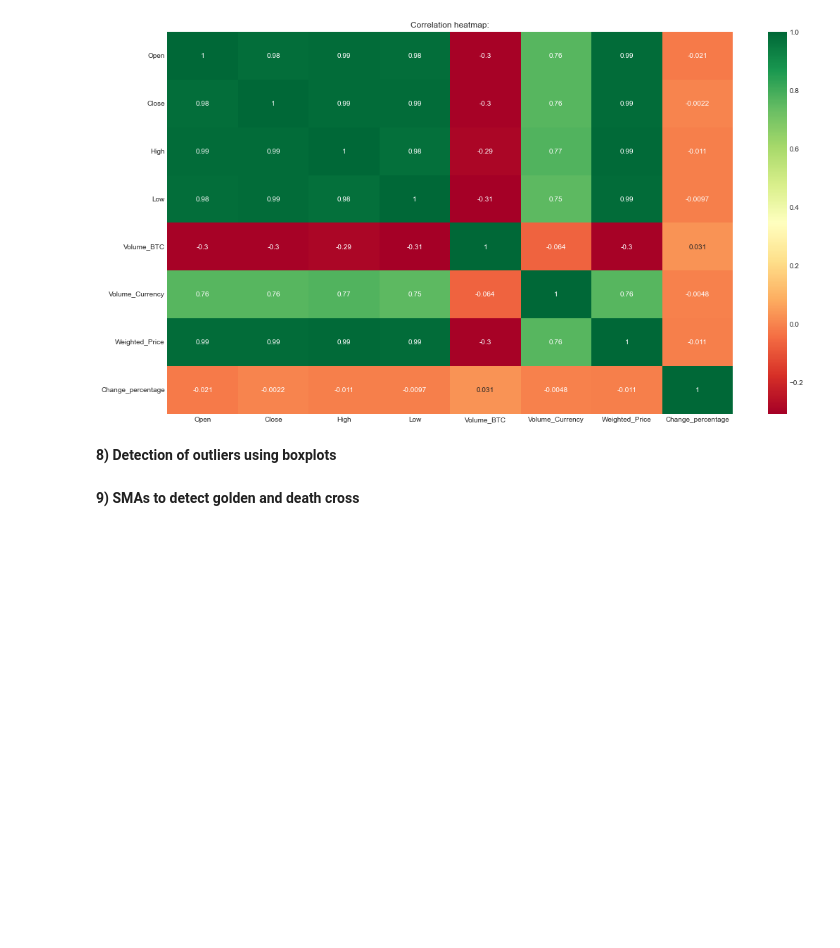
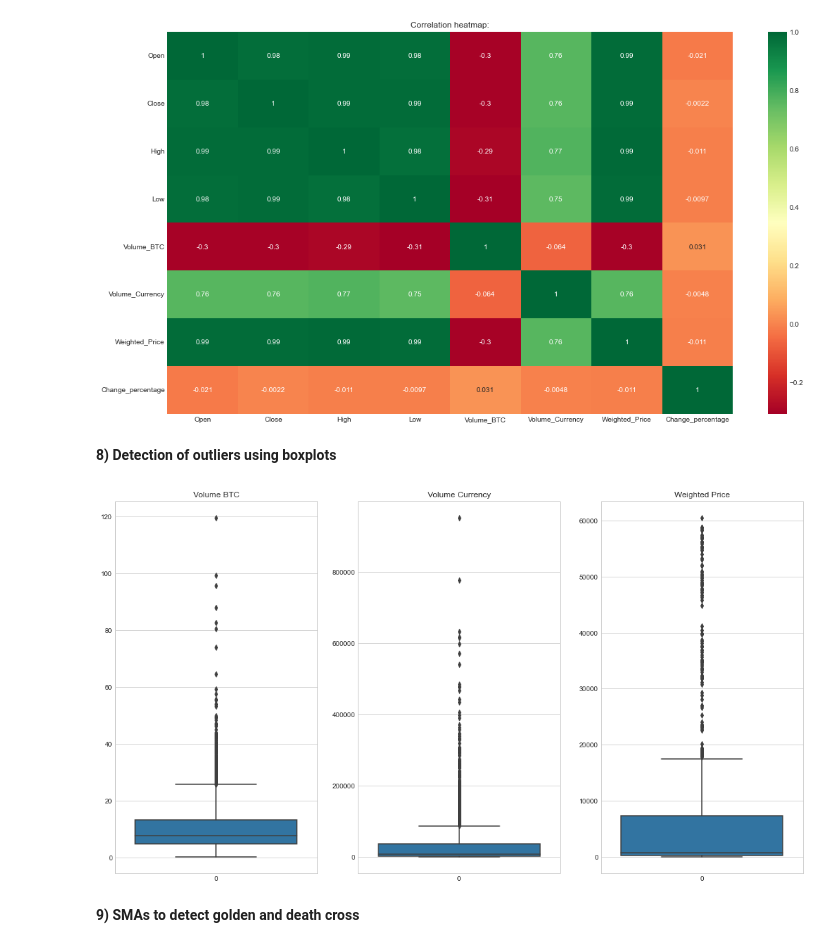
Before and after one commit to AshutoshBhawsar/Cryptocurrency-data-analysis-and-investing-strategies, a Jupyter notebook: code/phase1.ipynb, the cells around one changed output. Drawn from its saved outputs; the diff is of its cells as text; code cells hidden in the pictures; blank space fills up the shorter version.

Commit message:
added boxplot EDA step, minor fixes

```diff
--- a/code/phase1.ipynb
+++ b/code/phase1.ipynb
@@ -310,6 +310,13 @@ Text(0.5, 1.0, 'Correlation heatmap:')
 [figure]
 # %% [markdown]
 **8) Detection of outliers using boxplots**
+# %%
+figure, axes = plt.subplots(1, 3, figsize = (18,10))
+sns_volume_BTC=sns.boxplot(data=bitcoin_daily_data['Volume_BTC'],ax=axes[0]).set(title='Volume BTC')
+sns_volume_currency=sns.boxplot(data=bitcoin_daily_data['Volume_Currency'],ax=axes[1]).set(title='Volume Currency')
+sns_volume_weighted_price=sns.boxplot(data=bitcoin_daily_data['Weighted_Price'],ax=axes[2]).set(title='Weighted Price')
+# %% [output]
+[figure, added]
 # %% [markdown]
 **9) SMAs to detect golden and death cross**
 # %%
```
